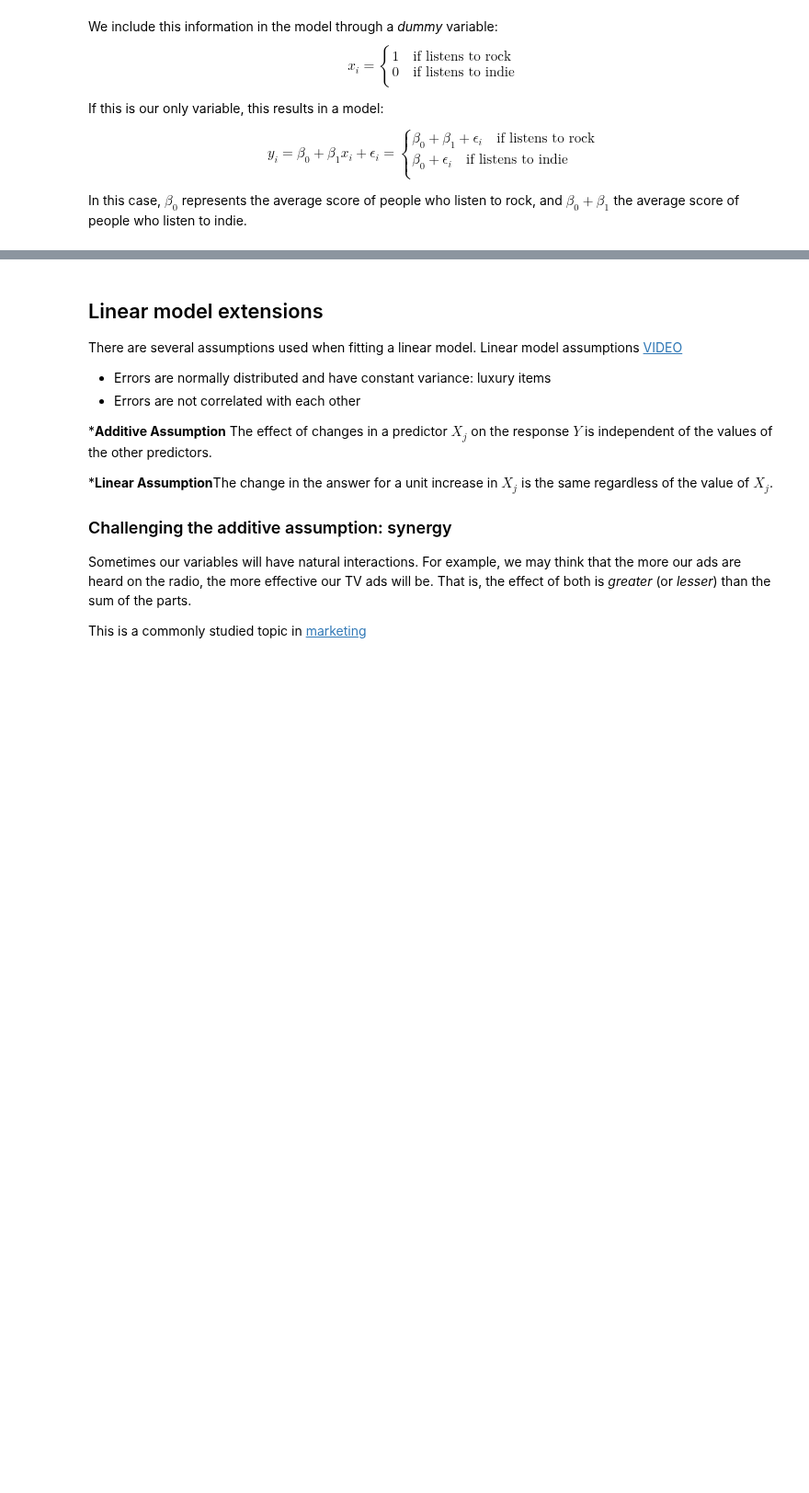
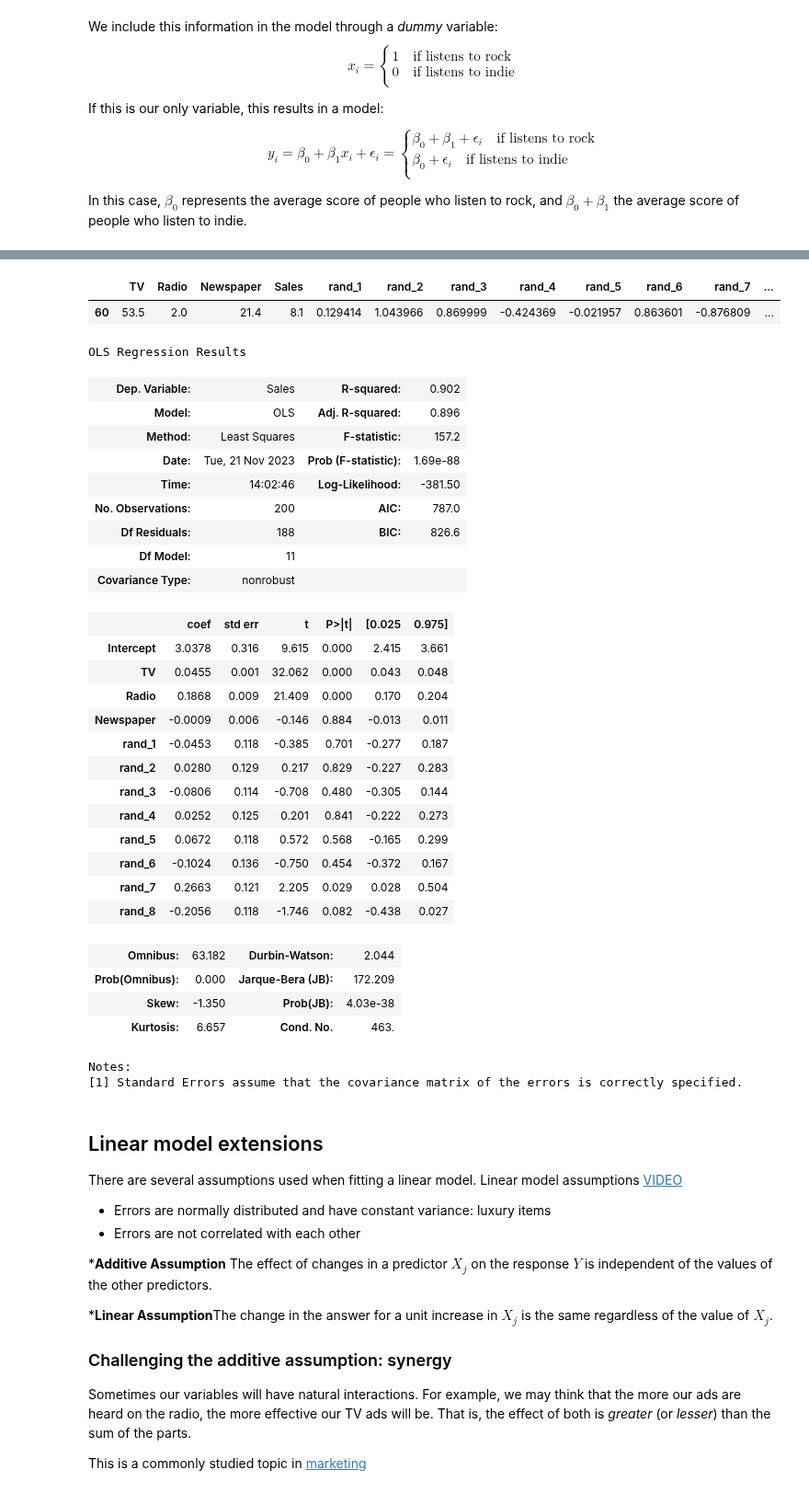
Before and after one commit to Ironhack-data-bcn-oct-2023/lectures, a Jupyter notebook: week-7/01 - Linear regression.ipynb, the cells around one changed output, grey strips where cells are left out. Shown at 92% size. Cells and saved outputs as stored; diff of their text form; code cells hidden in the pictures; blank space fills up the shorter version.

```diff
--- a/week-7/01 - Linear regression.ipynb
+++ b/week-7/01 - Linear regression.ipynb
@@ -558,0 +901,3 @@ In this case, $\beta_0$ represents the average score of people who listen to roc
+# %%
+df_adv = pd.read_csv("../datasets/Advertising.csv")
+smf.ols("Sales ~ TV + Radio + Newspaper", data=df_adv).fit().summary()
@@ -559,3 +926,49 @@ In this case, $\beta_0$ represents the average score of people who listen to roc
+# %%
+df_adv["rand_1"] = np.random.normal(size=200)
+df_adv["rand_2"] = np.random.normal(size=200)
+df_adv["rand_3"] = np.random.normal(size=200)
+df_adv["rand_4"] = np.random.normal(size=200)
+df_adv["rand_5"] = np.random.normal(size=200)
+df_adv["rand_6"] = np.random.normal(size=200)
+df_adv["rand_7"] = np.random.normal(size=200)
+df_adv["rand_8"] = np.random.normal(size=200)
+# %%
+df_adv.sample()
+# %% [output]
+|  | TV | Radio | Newspaper | Sales | rand_1 | rand_2 | rand_3 | rand_4 | rand_5 | rand_6 | rand_7 | ... |
+| 60 | 53.5 | 2.0 | 21.4 | 8.1 | 0.129414 | 1.043966 | 0.869999 | -0.424369 | -0.021957 | 0.863601 | -0.876809 | ... |
+# %%
+smf.ols("Sales ~ TV + Radio + Newspaper + rand_1 + rand_2 + rand_3 + rand_4 + rand_5 + rand_6 + rand_7 + + rand_8", data=df_adv).fit().summary()
+# %% [output]
+OLS Regression Results
+| Dep. Variable: | Sales | R-squared: | 0.902 |
+| Model: | OLS | Adj. R-squared: | 0.896 |
+| Method: | Least Squares | F-statistic: | 157.2 |
+| Date: | Tue, 21 Nov 2023 | Prob (F-statistic): | 1.69e-88 |
+| Time: | 14:02:46 | Log-Likelihood: | -381.50 |
+| No. Observations: | 200 | AIC: | 787.0 |
+| Df Residuals: | 188 | BIC: | 826.6 |
+| Df Model: | 11 |  |  |
+| Covariance Type: | nonrobust |  |  |
+|  | coef | std err | t | P>|t| | [0.025 | 0.975] |
+| Intercept | 3.0378 | 0.316 | 9.615 | 0.000 | 2.415 | 3.661 |
+| TV | 0.0455 | 0.001 | 32.062 | 0.000 | 0.043 | 0.048 |
+| Radio | 0.1868 | 0.009 | 21.409 | 0.000 | 0.170 | 0.204 |
+| Newspaper | -0.0009 | 0.006 | -0.146 | 0.884 | -0.013 | 0.011 |
+| rand_1 | -0.0453 | 0.118 | -0.385 | 0.701 | -0.277 | 0.187 |
+| rand_2 | 0.0280 | 0.129 | 0.217 | 0.829 | -0.227 | 0.283 |
+| rand_3 | -0.0806 | 0.114 | -0.708 | 0.480 | -0.305 | 0.144 |
+| rand_4 | 0.0252 | 0.125 | 0.201 | 0.841 | -0.222 | 0.273 |
+| rand_5 | 0.0672 | 0.118 | 0.572 | 0.568 | -0.165 | 0.299 |
+| rand_6 | -0.1024 | 0.136 | -0.750 | 0.454 | -0.372 | 0.167 |
+| rand_7 | 0.2663 | 0.121 | 2.205 | 0.029 | 0.028 | 0.504 |
+| rand_8 | -0.2056 | 0.118 | -1.746 | 0.082 | -0.438 | 0.027 |
+| Omnibus: | 63.182 | Durbin-Watson: | 2.044 |
+| Prob(Omnibus): | 0.000 | Jarque-Bera (JB): | 172.209 |
+| Skew: | -1.350 | Prob(JB): | 4.03e-38 |
+| Kurtosis: | 6.657 | Cond. No. | 463. |
+Notes:
+[1] Standard Errors assume that the covariance matrix of the errors is correctly specified.
 # %% [markdown]
 ## Linear model extensions
 
```
Also changed, not shown: parts of 46 cells of this notebook.
